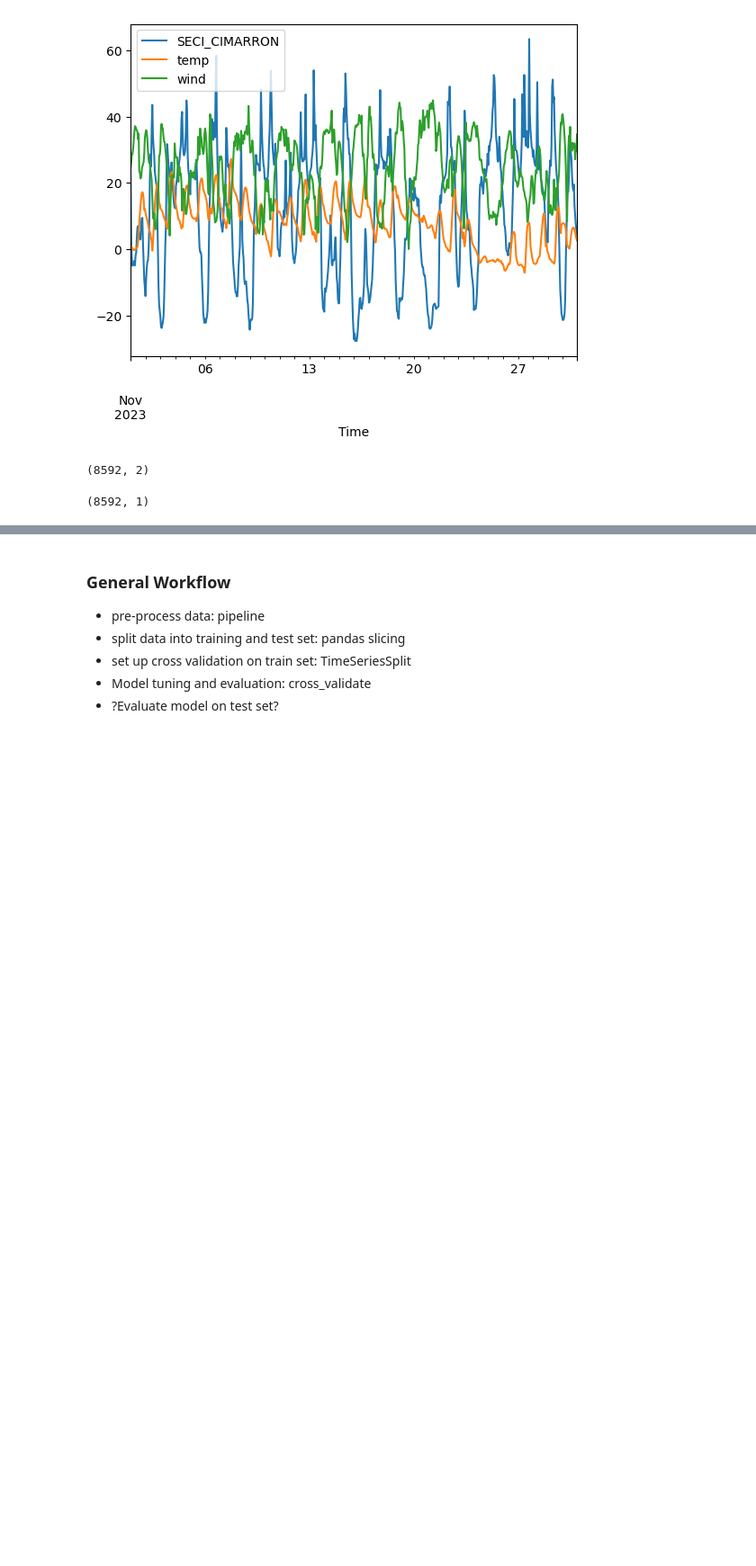
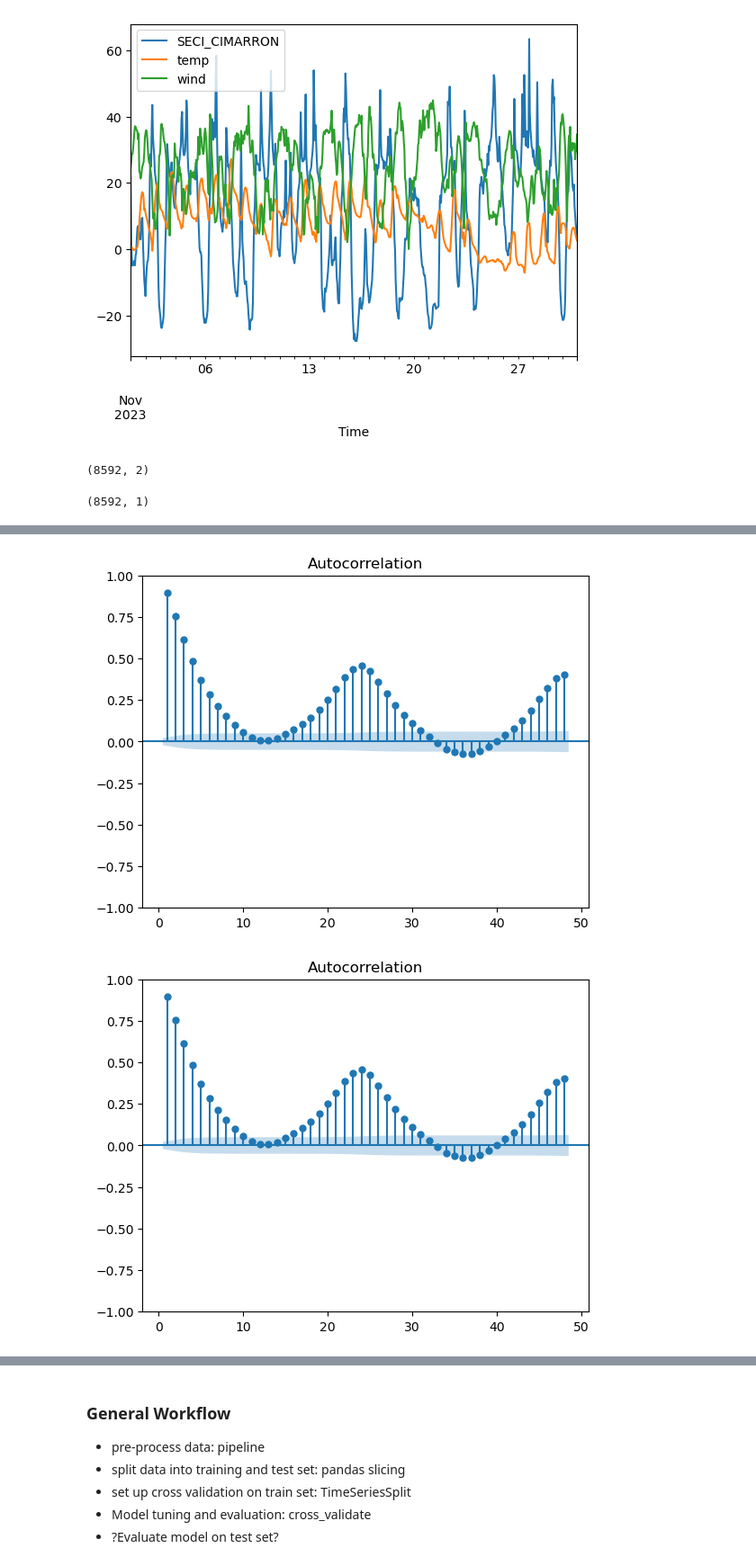
Before and after one commit to maxwellgriffith345/SPPPrices, a Jupyter notebook: FPPPart2.ipynb, the cells around one changed output, grey strips where cells are left out. Shown: that part at 90% size. Cells and saved outputs as stored; diff of their text form; code cells hidden in the pictures; blank space fills up the shorter version.

```diff
--- a/FPPPart2.ipynb
+++ b/FPPPart2.ipynb
@@ -218,0 +216,6 @@ https://scikit-learn.org/stable/modules/model_evaluation.html#regression-metrics
+# %%
+#ACF Plot of Residuals
+sm.graphics.tsa.plot_acf(results.resid, zero=False, lags=48)
+# %% [output]
+[figure, added]
+[figure, added]
```
Also changed, not shown: parts of 39 cells of this notebook.
